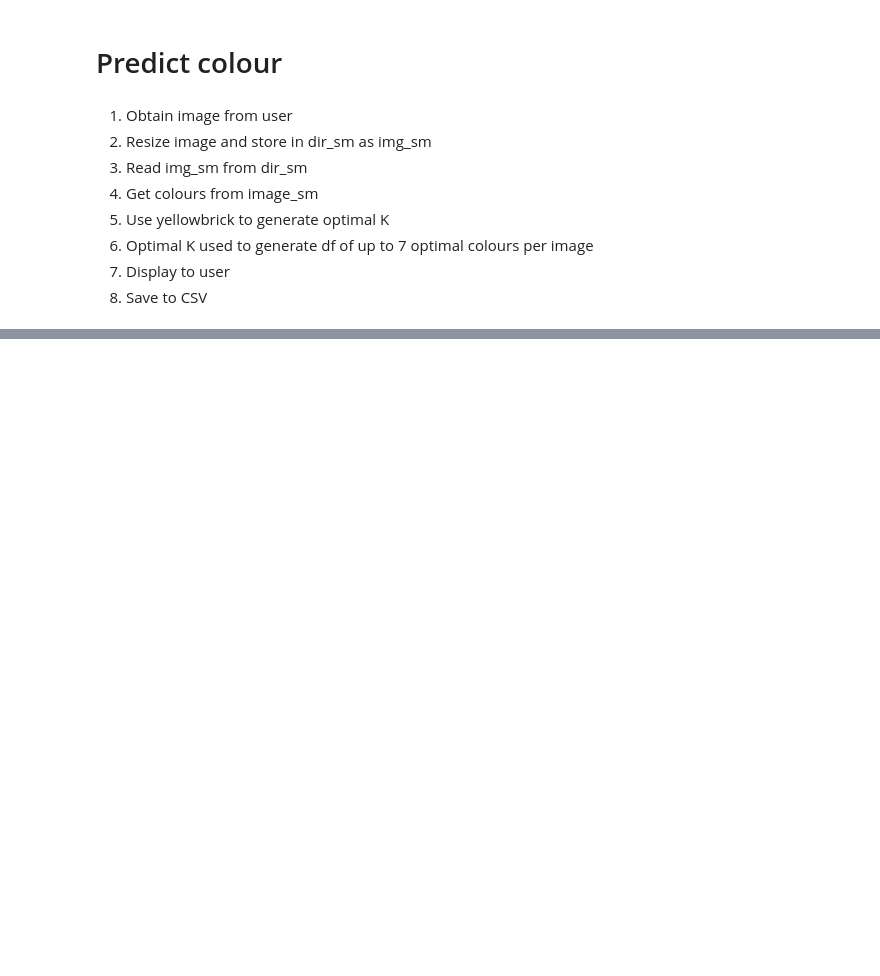
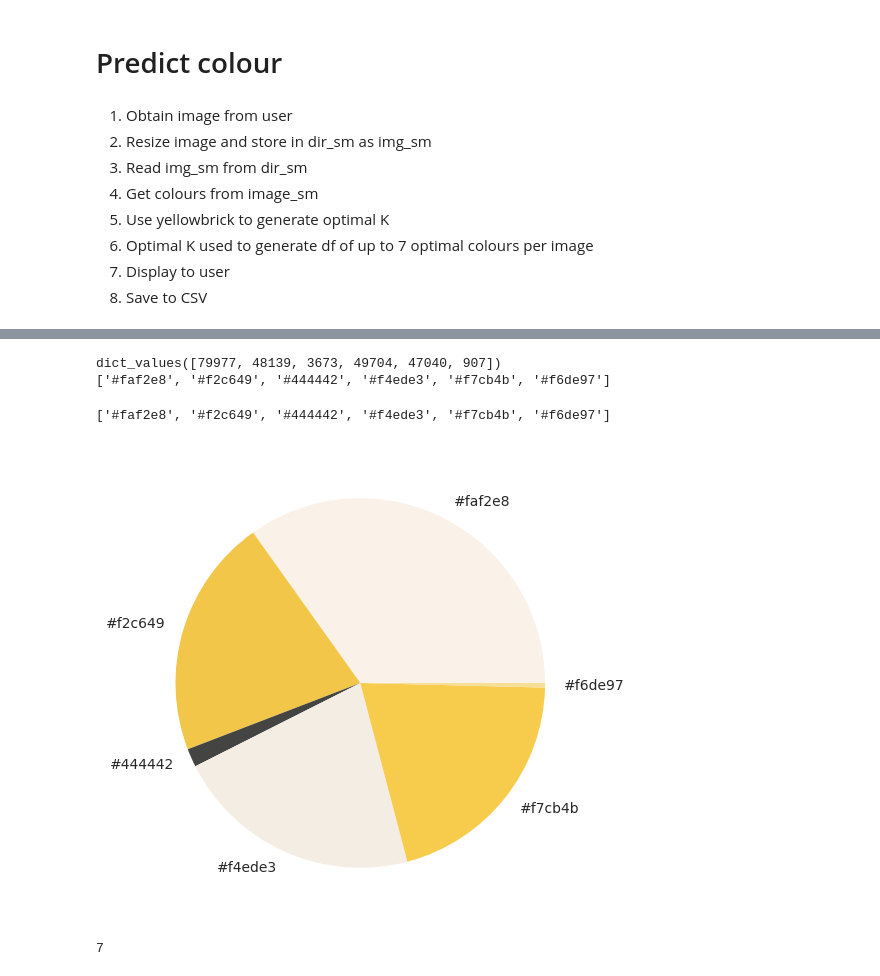
Before and after one commit to erniesg/Art-API, a Jupyter notebook: notebooks/predict_colour.ipynb, the cells around one changed output, grey strips where cells are left out. Cells and saved outputs as stored; diff of their text form; code cells hidden in the pictures; blank space fills up the shorter version.

```diff
--- a/notebooks/predict_colour.ipynb
+++ b/notebooks/predict_colour.ipynb
@@ -40,0 +113,11 @@ from art_api import utils
+# %%
+get_colors(get_image("../raw_data/test/2010-00832_o3.jpg"), 6, True)
+# %% [output]
+dict_values([79977, 48139, 3673, 49704, 47040, 907])
+['#faf2e8', '#f2c649', '#444442', '#f4ede3', '#f7cb4b', '#f6de97']
+['#faf2e8', '#f2c649', '#444442', '#f4ede3', '#f7cb4b', '#f6de97']
+[figure, added]
+# %%
+visualizer.elbow_value_
+# %% [output]
+7
```
Also changed, not shown: parts of 30 cells of this notebook.
